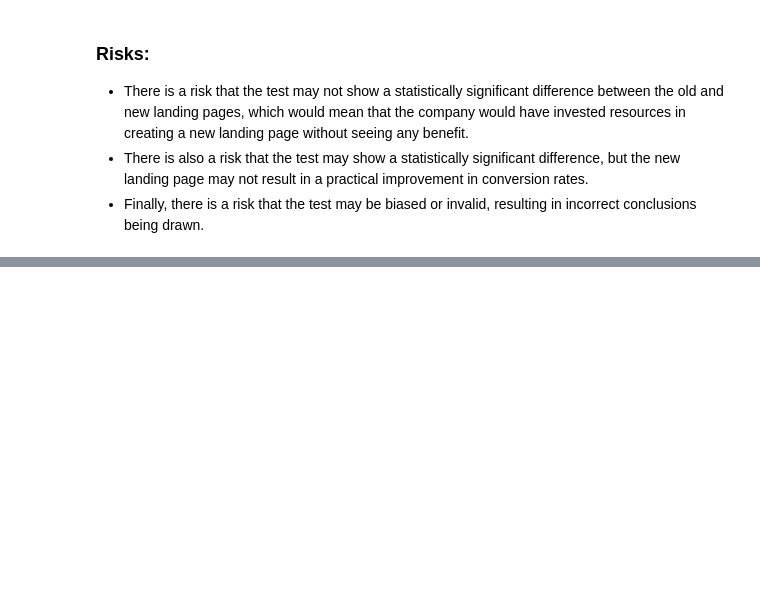
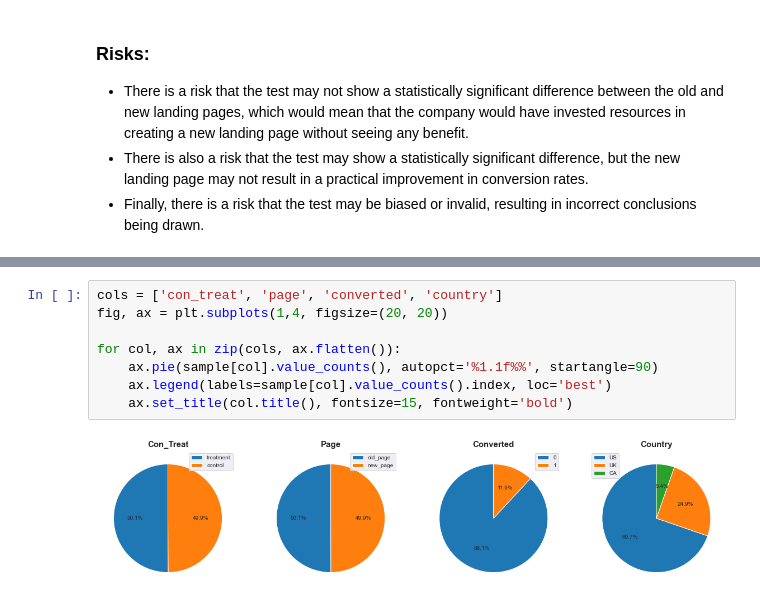
Before and after one commit to mdushetwar/E-commerce-A-B-Testing, a Jupyter notebook: AB_testing.ipynb, the cells around one changed output, grey strips where cells are left out. Cells and saved outputs as stored; diff of their text form; blank space fills up the shorter version.

Commit message:
sample statistics updated

```diff
--- a/AB_testing.ipynb
+++ b/AB_testing.ipynb
@@ -236,0 +245,10 @@ NameError: name 'data' is not defined
+# %%
+cols = ['con_treat', 'page', 'converted', 'country']
+fig, ax = plt.subplots(1,4, figsize=(20, 20))
+
+for col, ax in zip(cols, ax.flatten()):
+    ax.pie(sample[col].value_counts(), autopct='%1.1f%%', startangle=90)
+    ax.legend(labels=sample[col].value_counts().index, loc='best')
+    ax.set_title(col.title(), fontsize=15, fontweight='bold')
+# %% [output]
+[figure, added]
```
Also changed, not shown: parts of 8 cells of this notebook.
